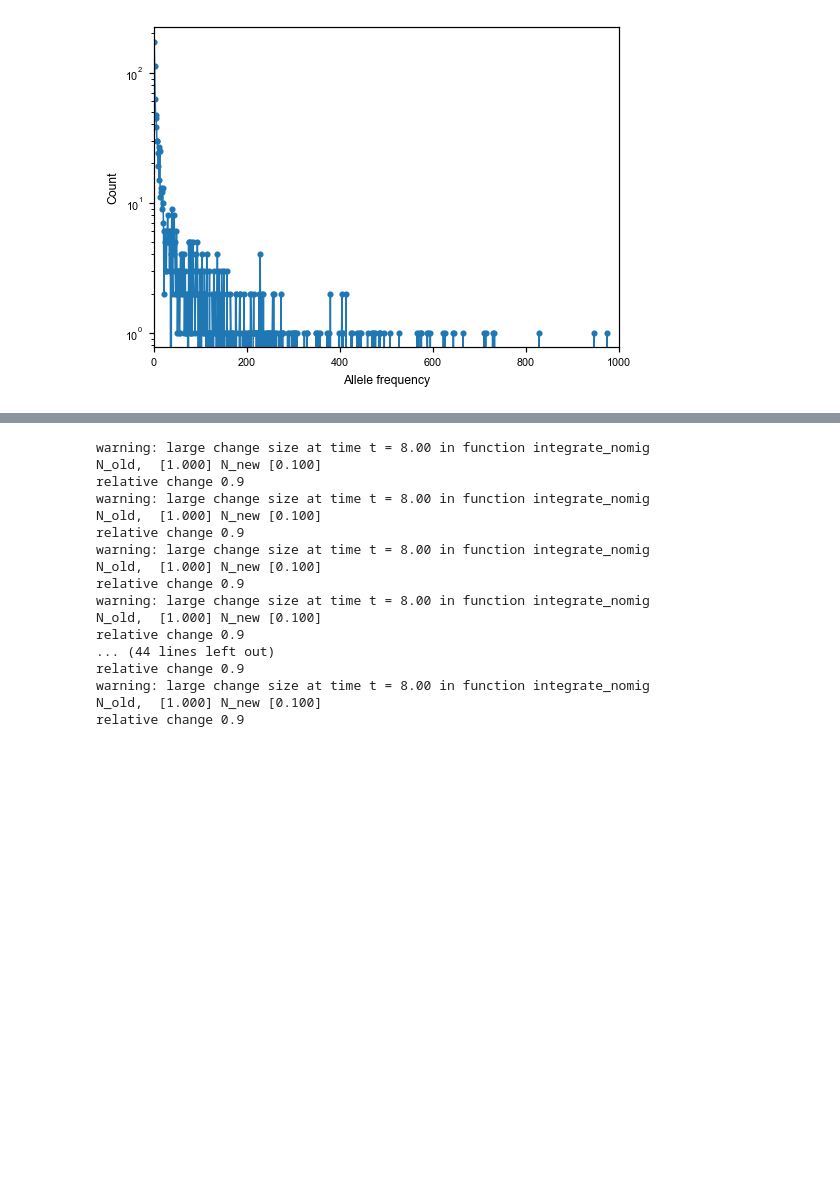
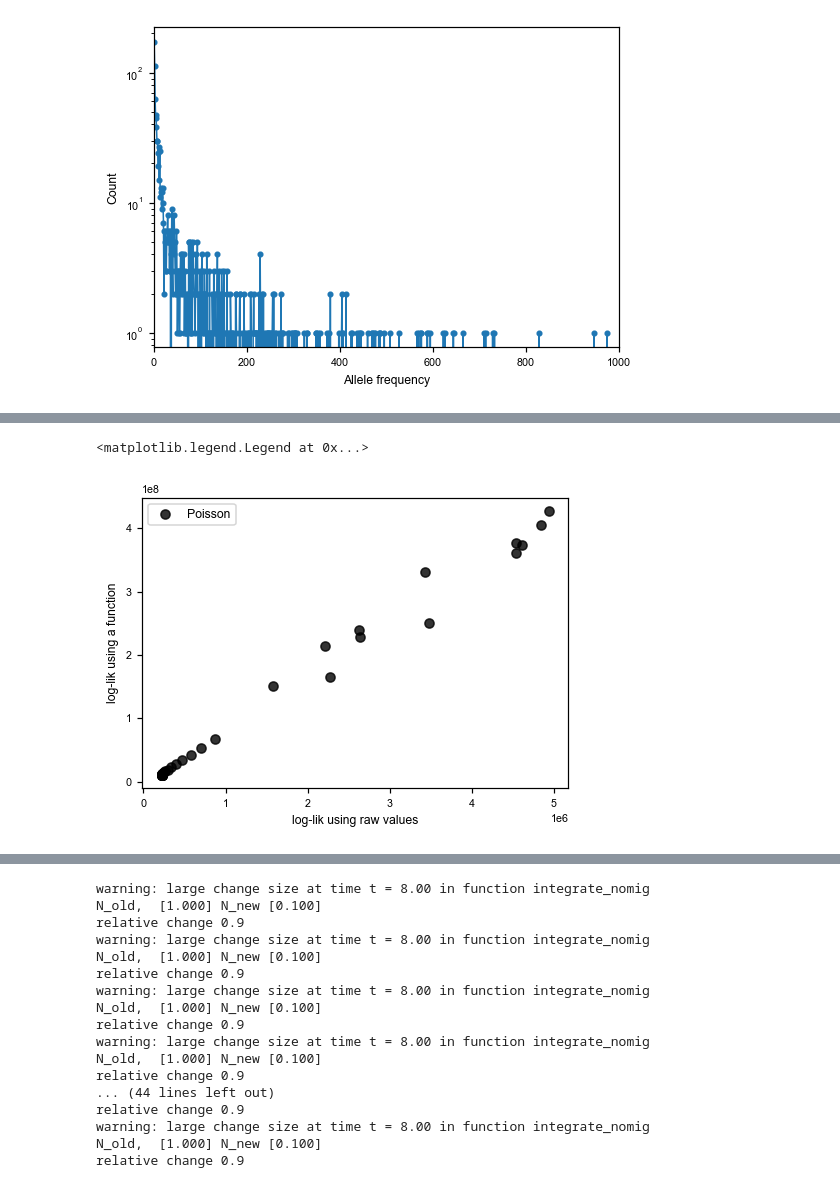
Before and after one commit to VivaswatS/selCoefEst, a Jupyter notebook: changingpopsizesims.ipynb, the cells around one changed output, grey strips where cells are left out. Drawn from its saved outputs; the diff is of its cells as text; code cells hidden in the pictures; blank space fills up the shorter version.

```diff
--- a/changingpopsizesims.ipynb
+++ b/changingpopsizesims.ipynb
@@ -5,26 +5,22 @@
 # numerics + rv stuff
 import numpy as np
 import scipy as sp
-from scipy.stats.distributions import chi2
-from scipy.sparse import coo_matrix
-from scipy.sparse import linalg
 from numpy.random import default_rng
 import moments
 import itertools as it
+import dadi
+import dadi.DFE as DFE
 
 # plotting + misc tools
 import matplotlib.pyplot as plt
-import matplotlib.patches as mpatches
+# import matplotlib.patches as mpatches
 import itertools as it
-from copy import deepcopy
 import matplotlib.colors as colors
-import matplotlib.cm as cm
-import seaborn
+# import matplotlib.cm as cm
 import pandas as pd
 # method of moments framework + helper functions
 from mom_functions import *
 import os
-from copy import copy
 
 # rng setup
 rng = default_rng(100496)
@@ -34,6 +30,7 @@ plt.rcParams["font.family"] = "Arial"
 plt.rcParams["font.sans-serif"] = "Arial"
 plt.rcParams["figure.figsize"] = [5, 3.5]
 plt.rcParams["figure.dpi"] = 110
+plt.rcParams["axes.axisbelow"] = True
 plt.rcParams.update({"figure.facecolor": "white"})
 
 # set numpy print option to a more readable format for floats
@@ -127,0 +117,8 @@ relative change 0.9
+# %%
+# llfreq = [np.sum(get_lp_xl(p_xa_s, g, dat[:,5], n=170, cutoff=1)) for g in gammas]
+# llfreqpois = [np.sum(get_lp_xl_pois(p_xa_s, g, dat[:,5], n=170, cutoff=1)) for g in gammas]
+# llfreqbin = [np.sum(get_lp_xl_bin(p_xa_s, g, dat[:,5], n=170, cutoff=1)) for g in gammas]
+plt.scatter(llfreq, llfreqpois, color='k', alpha=0.8, label='Poisson'); plt.xlabel('log-lik using raw values'); plt.ylabel('log-lik using a function'); plt.legend()
+# %% [output]
+<matplotlib.legend.Legend at 0x...>
+[figure, added]
```
Also changed, not shown: parts of 96 cells of this notebook, 2 other files.
